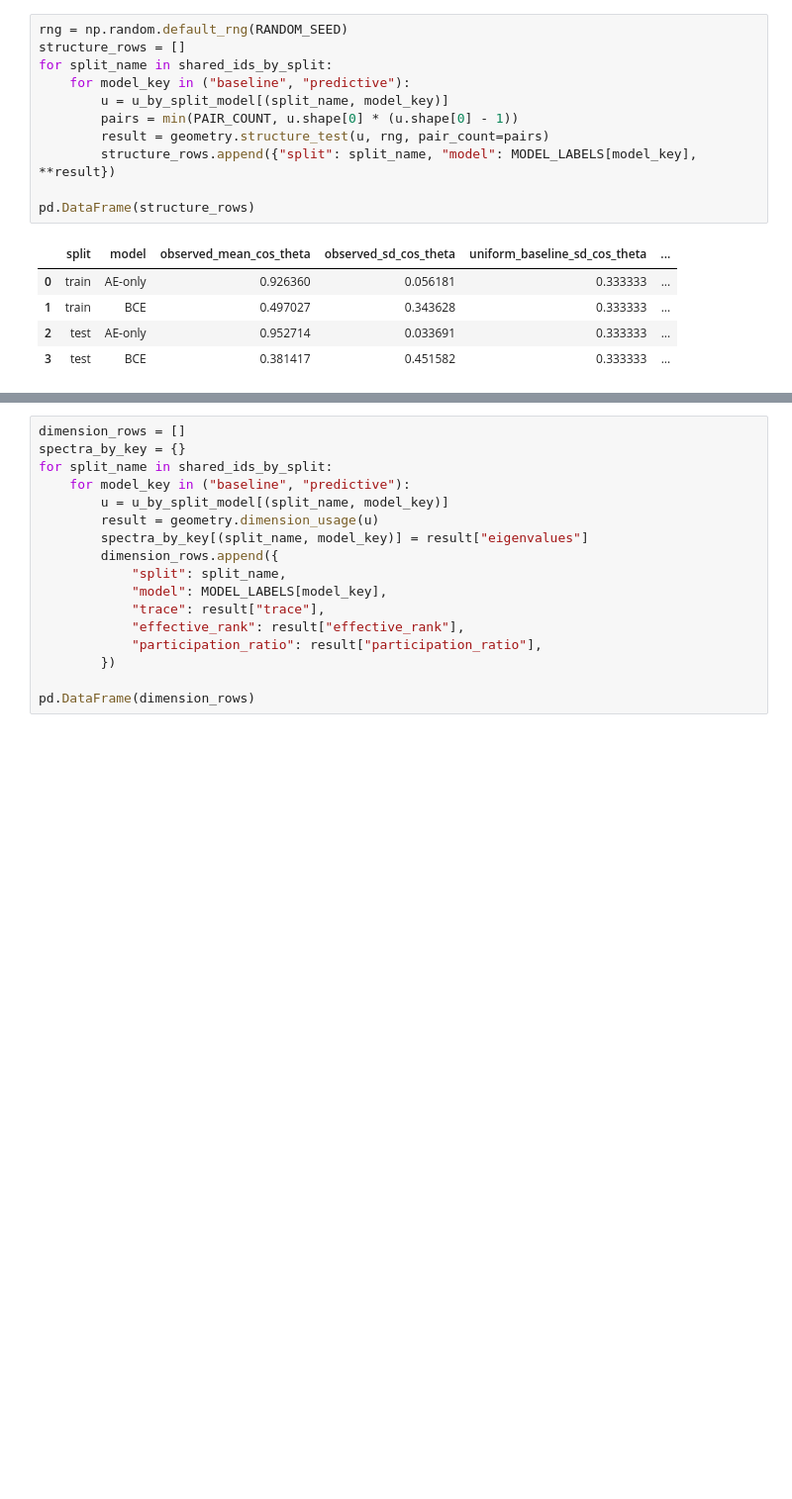
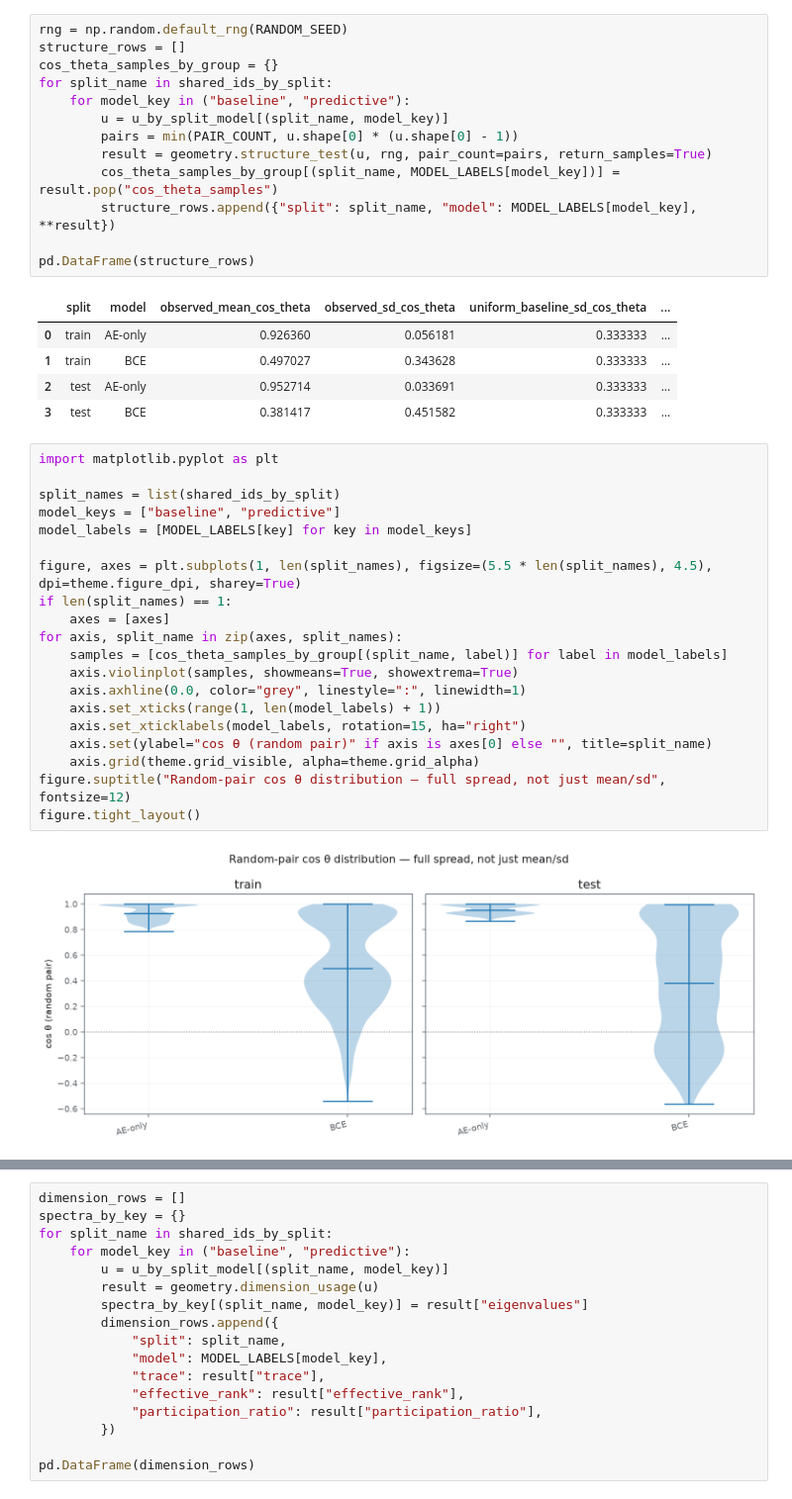
Before and after one commit to maxi7524/MSIAutoEncoderWrapper, a Jupyter notebook: assets/experiments/08_26/23_08_26_architecture_predictive/notebooks/part_3_latent_ae_vs_bce.ipynb, the cells around one changed output, grey strips where cells are left out. Shown at 99% size. Drawn from its saved outputs; the diff is of its cells as text; blank space fills up the shorter version.

Commit message:
Add | update; Full notebooks: Added ntoebooks analysis

```diff
--- a/assets/experiments/08_26/23_08_26_architecture_predictive/notebooks/part_3_latent_ae_vs_bce.ipynb
+++ b/assets/experiments/08_26/23_08_26_architecture_predictive/notebooks/part_3_latent_ae_vs_bce.ipynb
@@ -178,11 +227,13 @@ sphere (`geometria_latentu.md` §3.1).
 # %%
 rng = np.random.default_rng(RANDOM_SEED)
 structure_rows = []
+cos_theta_samples_by_group = {}
 for split_name in shared_ids_by_split:
     for model_key in ("baseline", "predictive"):
         u = u_by_split_model[(split_name, model_key)]
         pairs = min(PAIR_COUNT, u.shape[0] * (u.shape[0] - 1))
-        result = geometry.structure_test(u, rng, pair_count=pairs)
+        result = geometry.structure_test(u, rng, pair_count=pairs, return_samples=True)
+        cos_theta_samples_by_group[(split_name, MODEL_LABELS[model_key])] = result.pop("cos_theta_samples")
         structure_rows.append({"split": split_name, "model": MODEL_LABELS[model_key], **result})
 
 pd.DataFrame(structure_rows)
@@ -192,6 +243,28 @@ pd.DataFrame(structure_rows)
 | 1 | train | BCE | 0.497027 | 0.343628 | 0.333333 | ... |
 | 2 | test | AE-only | 0.952714 | 0.033691 | 0.333333 | ... |
 | 3 | test | BCE | 0.381417 | 0.451582 | 0.333333 | ... |
+# %%
+import matplotlib.pyplot as plt
+
+split_names = list(shared_ids_by_split)
+model_keys = ["baseline", "predictive"]
+model_labels = [MODEL_LABELS[key] for key in model_keys]
+
+figure, axes = plt.subplots(1, len(split_names), figsize=(5.5 * len(split_names), 4.5), dpi=theme.figure_dpi, sharey=True)
+if len(split_names) == 1:
+    axes = [axes]
+for axis, split_name in zip(axes, split_names):
+    samples = [cos_theta_samples_by_group[(split_name, label)] for label in model_labels]
+    axis.violinplot(samples, showmeans=True, showextrema=True)
+    axis.axhline(0.0, color="grey", linestyle=":", linewidth=1)
+    axis.set_xticks(range(1, len(model_labels) + 1))
+    axis.set_xticklabels(model_labels, rotation=15, ha="right")
+    axis.set(ylabel="cos θ (random pair)" if axis is axes[0] else "", title=split_name)
+    axis.grid(theme.grid_visible, alpha=theme.grid_alpha)
+figure.suptitle("Random-pair cos θ distribution — full spread, not just mean/sd", fontsize=12)
+figure.tight_layout()
+# %% [output]
+[figure, added]
 # %% [markdown]
 ## Dimension usage
 
```
Also changed, not shown: parts of 9 cells of this notebook, 34 other files.
